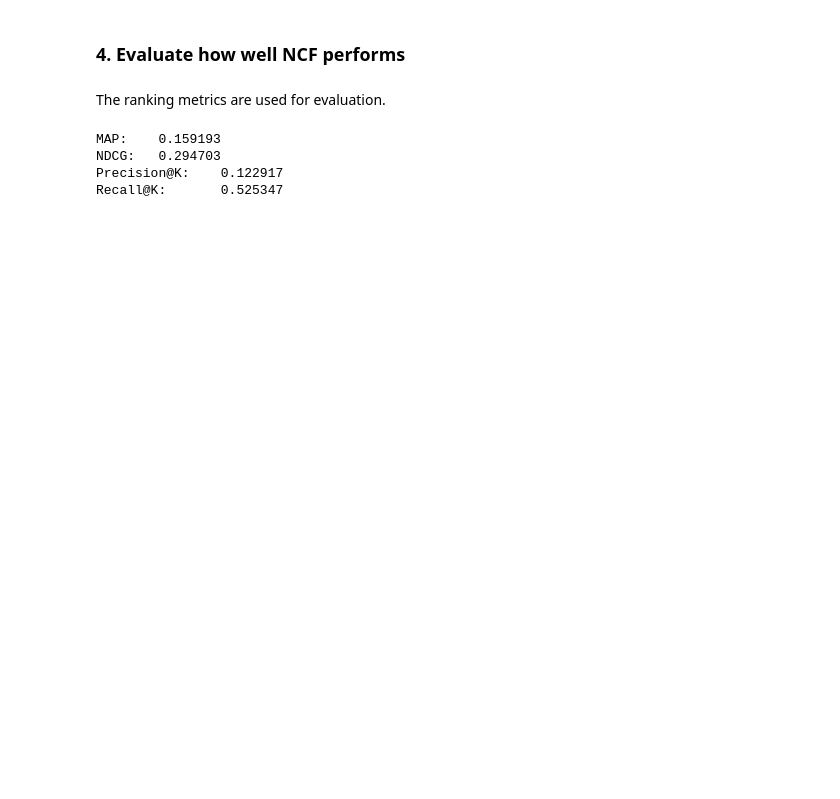
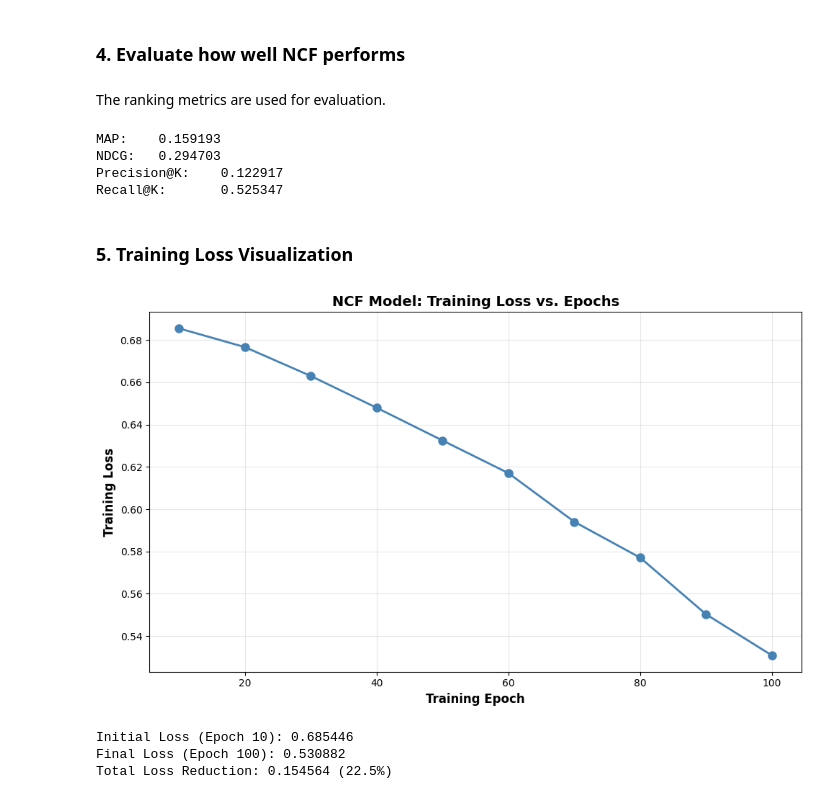
Before and after one commit to Fadeshola/daily-outfit-recommender, a Jupyter notebook: ncf_outfit_recommender.ipynb, the cells around one changed output. Drawn from its saved outputs; the diff is of its cells as text; code cells hidden in the pictures; blank space fills up the shorter version.

```diff
--- a/ncf_outfit_recommender.ipynb
+++ b/ncf_outfit_recommender.ipynb
@@ -216,3 +198,34 @@ store_metadata("precision", eval_precision)
 store_metadata("recall", eval_recall)
 store_metadata("train_time", train_time.interval)
 store_metadata("test_time", test_time.interval)
+# %% [markdown]
+### 5. Training Loss Visualization
+# %%
+# Extract and visualize training loss
+import matplotlib.pyplot as plt
+import numpy as np
+
+# The NCF model logged these loss values during training
+# We extract them from the output shown during model.fit()
+epochs = [10, 20, 30, 40, 50, 60, 70, 80, 90, 100]
+losses = [0.685446, 0.676594, 0.662951, 0.647925, 0.632453,
+          0.617040, 0.594038, 0.577089, 0.550325, 0.530882]
+
+# Create the plot
+plt.figure(figsize=(10, 6))
+plt.plot(epochs, losses, marker='o', linewidth=2, markersize=8, color='steelblue')
+plt.xlabel('Training Epoch', fontsize=12, fontweight='bold')
+plt.ylabel('Training Loss', fontsize=12, fontweight='bold')
+plt.title('NCF Model: Training Loss vs. Epochs', fontsize=14, fontweight='bold')
+plt.grid(True, alpha=0.3)
+plt.tight_layout()
+plt.show()
+
+print(f"Initial Loss (Epoch 10): {losses[0]:.6f}")
+print(f"Final Loss (Epoch 100): {losses[-1]:.6f}")
+print(f"Total Loss Reduction: {losses[0] - losses[-1]:.6f} ({(losses[0]-losses[-1])/losses[0]*100:.1f}%)")
+# %% [output]
+[figure, added]
+Initial Loss (Epoch 10): 0.685446
+Final Loss (Epoch 100): 0.530882
+Total Loss Reduction: 0.154564 (22.5%)
```
Also changed, not shown: parts of 10 cells of this notebook.
